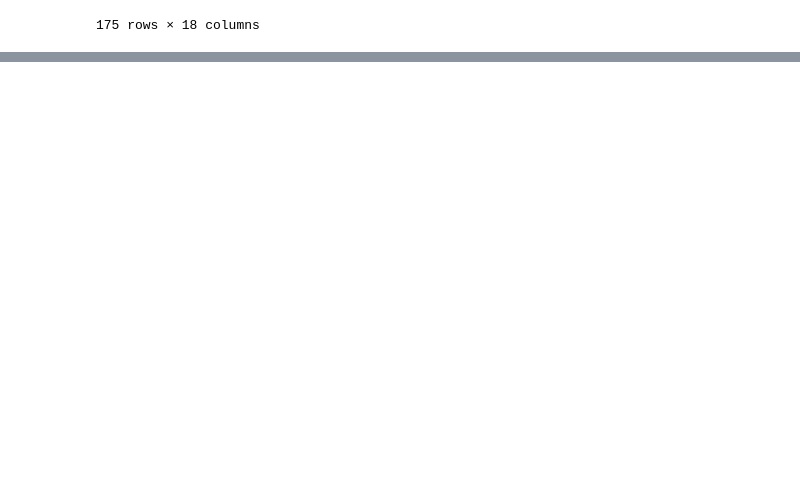
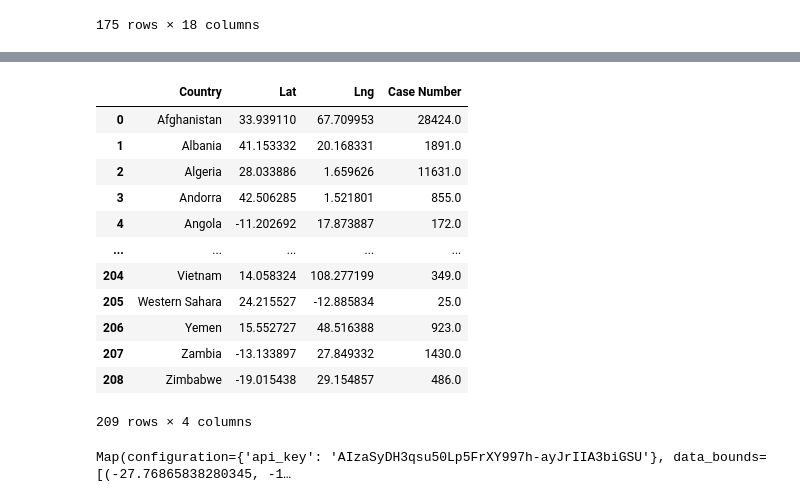
Before and after one commit to M-Agami/META-B, a Jupyter notebook: Coding/Coronavirus.ipynb, the cells around one changed output, grey strips where cells are left out. Cells and saved outputs as stored; diff of their text form; code cells hidden in the pictures; blank space fills up the shorter version.

```diff
--- a/Coding/Coronavirus.ipynb
+++ b/Coding/Coronavirus.ipynb
@@ -222,0 +246,34 @@ countires_data
+# %%
+from config import gkey
+lat_list=[]
+lng_list=[]
+country_update=[]
+country_case_list=[]
+
+for country in countries_list:
+
+    params = {"address": country, "key": gkey}
+    base_url = "https://maps.googleapis.com/maps/api/geocode/json"
+    response = requests.get(base_url, params=params)
+    country_geo = response.json()
+    country_case = countries_data.loc[country, "Total Cases"]
+
+    try:
+        lat = country_geo["results"][0]["geometry"]["location"]["lat"]
+        lng = country_geo["results"][0]["geometry"]["location"]["lng"]
+
+        lat_list.append(lat)
+        lng_list.append(lng)
+        country_update.append(country)
+        country_case_list.append(country_case)
+
+
+    except:
+        print("Country not found")
+        pass
+
+# print(lat_list)
+# print(lng_list)
+
+# print(country_update)
+# print(country_case_list)
@@ -222,0 +285,17 @@ countires_data
+# %%
+cases_map_df = pd.DataFrame({'Country':country_update,'Lat':lat_list, 'Lng':lng_list,"Case Number":country_case_list})
+cases_map_df
+# %% [output]
+|  | Country | Lat | Lng | Case Number |
+| 0 | Afghanistan | 33.939110 | 67.709953 | 28424.0 |
+| 1 | Albania | 41.153332 | 20.168331 | 1891.0 |
+| 2 | Algeria | 28.033886 | 1.659626 | 11631.0 |
+| 3 | Andorra | 42.506285 | 1.521801 | 855.0 |
+| 4 | Angola | -11.202692 | 17.873887 | 172.0 |
+| ... | ... | ... | ... | ... |
+| 204 | Vietnam | 14.058324 | 108.277199 | 349.0 |
+| 205 | Western Sahara | 24.215527 | -12.885834 | 25.0 |
+| 206 | Yemen | 15.552727 | 48.516388 | 923.0 |
+| 207 | Zambia | -13.133897 | 27.849332 | 1430.0 |
+| 208 | Zimbabwe | -19.015438 | 29.154857 | 486.0 |
+209 rows × 4 columns
@@ -222,0 +307,12 @@ countires_data
+# %%
+fig = gmaps.Map()
+
+heat_layer = gmaps.heatmap_layer(locations, weights=cases,
+                                 dissipating=False, max_intensity=100000,
+                                 point_radius =4)
+
+fig.add_layer(heat_layer)
+
+fig
+# %% [output]
+Map(configuration={'api_key': 'AIzaSyDH3qsu50Lp5FrXY997h-ayJrIIA3biGSU'}, data_bounds=[(-27.76865838280345, -1…
```
Also changed, not shown: parts of 8 cells of this notebook.
